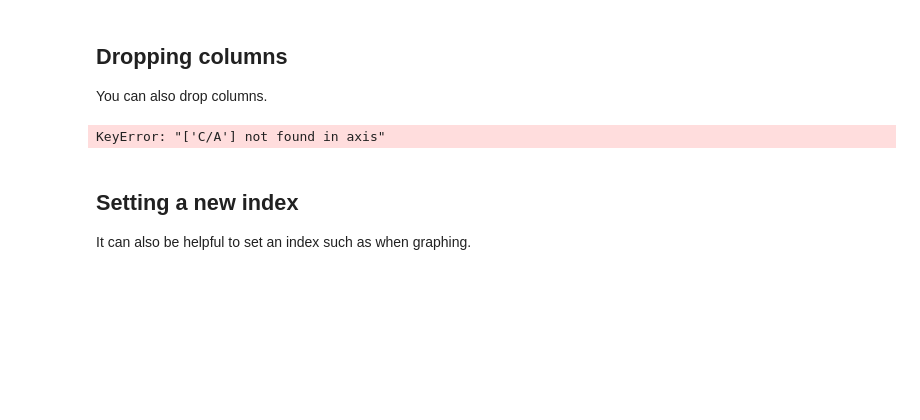
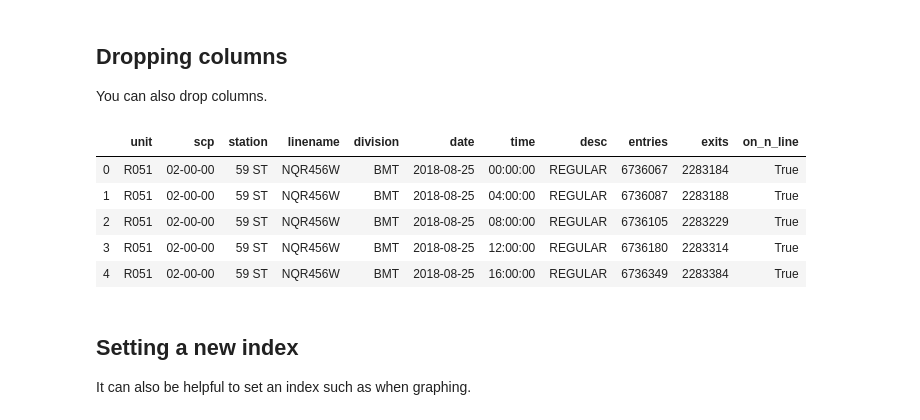
Before and after one commit to daveajstearns/dsc-pandas-series-and-dataframes-nyc-ds-021720, a Jupyter notebook: index.ipynb, the cells around one changed output. Saved outputs shown, nothing was run; the diff lists cells and outputs as text; code cells hidden in the pictures; blank space fills up the shorter version.

```diff
--- a/index.ipynb
+++ b/index.ipynb
@@ -264,10 +264,15 @@ df.head()
 You can also drop columns.
 # %%
 # If you don't pass the axis=1 parameter, pandas will try and drop a row with the specified index
-df = df.drop('C/A', axis=1)
+df = df.drop('c/a', axis=1)
 df.head()
 # %% [output]
-KeyError: "['C/A'] not found in axis"
+|  | unit | scp | station | linename | division | date | time | desc | entries | exits | on_n_line |
+| 0 | R051 | 02-00-00 | 59 ST | NQR456W | BMT | 2018-08-25 | 00:00:00 | REGULAR | 6736067 | 2283184 | True |
+| 1 | R051 | 02-00-00 | 59 ST | NQR456W | BMT | 2018-08-25 | 04:00:00 | REGULAR | 6736087 | 2283188 | True |
+| 2 | R051 | 02-00-00 | 59 ST | NQR456W | BMT | 2018-08-25 | 08:00:00 | REGULAR | 6736105 | 2283229 | True |
+| 3 | R051 | 02-00-00 | 59 ST | NQR456W | BMT | 2018-08-25 | 12:00:00 | REGULAR | 6736180 | 2283314 | True |
+| 4 | R051 | 02-00-00 | 59 ST | NQR456W | BMT | 2018-08-25 | 16:00:00 | REGULAR | 6736349 | 2283384 | True |
 # %% [markdown]
 ## Setting a new index
 It can also be helpful to set an index such as when graphing.
```
